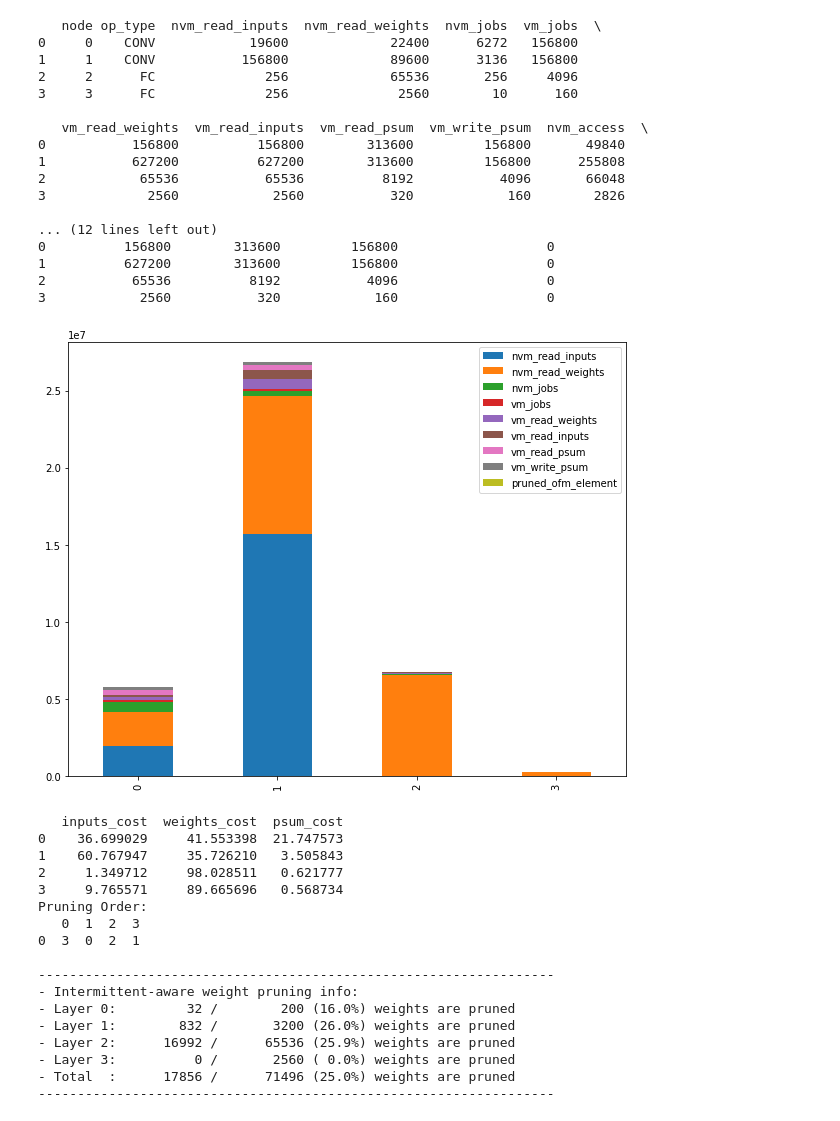
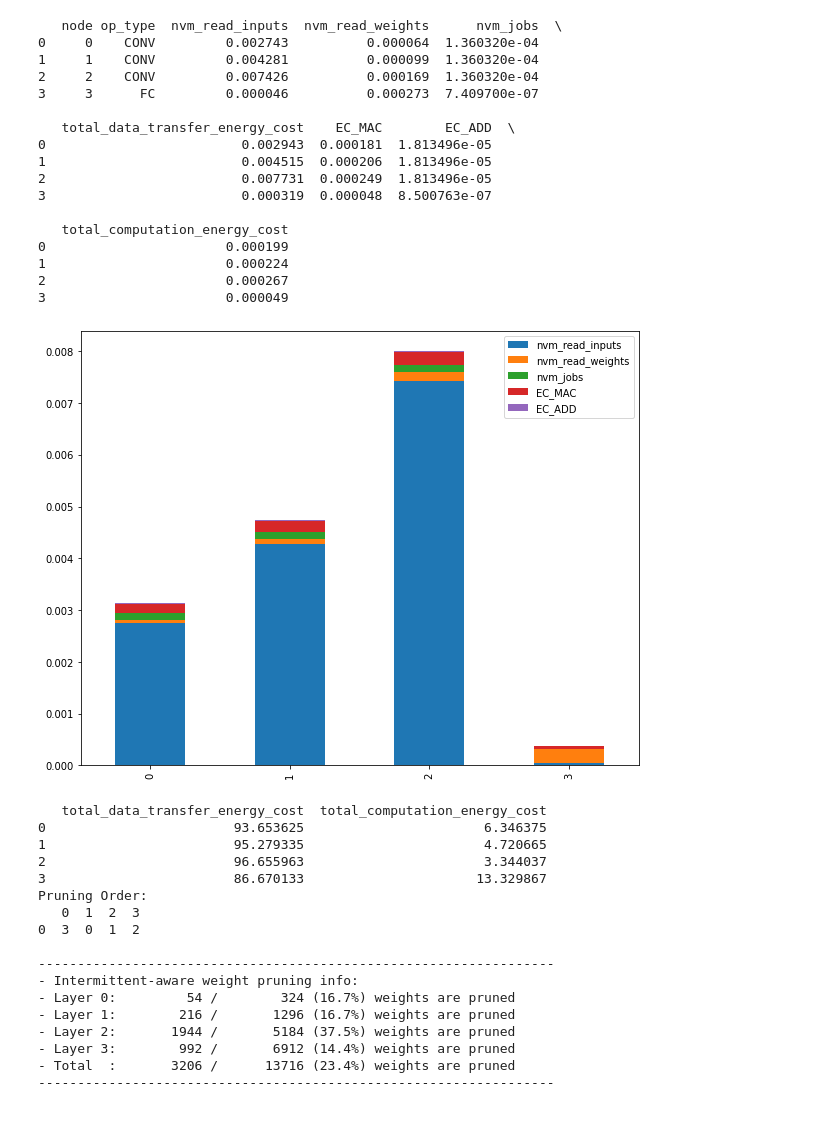
Before and after one commit to EMCLab-Sinica/iPrune, a Jupyter notebook: pruning/Intermittent_Aware/plot.ipynb, the cells around one changed output. Drawn from its saved outputs; the diff is of its cells as text; code cells hidden in the pictures.

Commit message:
Plot metrics (job/energy)

```diff
--- a/pruning/Intermittent_Aware/plot.ipynb
+++ b/pruning/Intermittent_Aware/plot.ipynb
@@ -86,42 +103,46 @@ def print_model_status(pruning_method='energy', arch = 'LeNet_5', stage = '0'):
 # %%
 pruning_method = 'energy'
-arch = 'LeNet_5'
+arch = 'HAR'
+if pruning_method == 'intermittent':
+    model_info = IntermittentPruneInfo(arch = arch)
+elif pruning_method == 'energy':
+    model_info = EnergyPruneInfo(arch = arch)
 # %%
-plot_metrics(pruning_method=pruning_method, arch=arch, stage='0')
-print_model_status(pruning_method=pruning_method, arch=arch, stage='0')
+model_info.plot_metrics(stage='0')
+model_info.print_model_status(stage='0')
 # %% [output]
-   node op_type  nvm_read_inputs  nvm_read_weights  nvm_jobs  vm_jobs  \
-0     0    CONV            19600             22400      6272   156800
-1     1    CONV           156800             89600      3136   156800
-2     2      FC              256             65536       256     4096
-3     3      FC              256              2560        10      160
+   node op_type  nvm_read_inputs  nvm_read_weights      nvm_jobs  \
+0     0    CONV         0.002743          0.000064  1.360320e-04
+1     1    CONV         0.004281          0.000099  1.360320e-04
+2     2    CONV         0.007426          0.000169  1.360320e-04
+3     3      FC         0.000046          0.000273  7.409700e-07
 
-   vm_read_weights  vm_read_inputs  vm_read_psum  vm_write_psum  nvm_access  \
-0           156800          156800        313600         156800       49840
-1           627200          627200        313600         156800      255808
-2            65536           65536          8192           4096       66048
-3             2560            2560           320            160        2826
+   total_data_transfer_energy_cost    EC_MAC        EC_ADD  \
+0                         0.002943  0.000181  1.813496e-05
+1                         0.004515  0.000206  1.813496e-05
+2                         0.007731  0.000249  1.813496e-05
+3                         0.000319  0.000048  8.500763e-07
 
-... (12 lines left out)
-0          156800        313600         156800                   0
-1          627200        313600         156800                   0
-2           65536          8192           4096                   0
-3            2560           320            160                   0
+   total_computation_energy_cost
+0                       0.000199
+1                       0.000224
+2                       0.000267
+3                       0.000049
-[figure, old version]
+[figure, new version]
-   inputs_cost  weights_cost  psum_cost
-0    36.699029     41.553398  21.747573
-1    60.767947     35.726210   3.505843
-2     1.349712     98.028511   0.621777
-3     9.765571     89.665696   0.568734
+   total_data_transfer_energy_cost  total_computation_energy_cost
+0                        93.653625                       6.346375
+1                        95.279335                       4.720665
+2                        96.655963                       3.344037
+3                        86.670133                      13.329867
 Pruning Order:
    0  1  2  3
-0  3  0  2  1
+0  3  0  1  2
 
 ------------------------------------------------------------------
 - Intermittent-aware weight pruning info:
-- Layer 0:         32 /        200 (16.0%) weights are pruned
-- Layer 1:        832 /       3200 (26.0%) weights are pruned
-- Layer 2:      16992 /      65536 (25.9%) weights are pruned
-- Layer 3:          0 /       2560 ( 0.0%) weights are pruned
-- Total  :      17856 /      71496 (25.0%) weights are pruned
+- Layer 0:         54 /        324 (16.7%) weights are pruned
+- Layer 1:        216 /       1296 (16.7%) weights are pruned
+- Layer 2:       1944 /       5184 (37.5%) weights are pruned
+- Layer 3:        992 /       6912 (14.4%) weights are pruned
+- Total  :       3206 /      13716 (23.4%) weights are pruned
 ------------------------------------------------------------------
```
Also changed, not shown: parts of 8 cells of this notebook, 3 other files.
